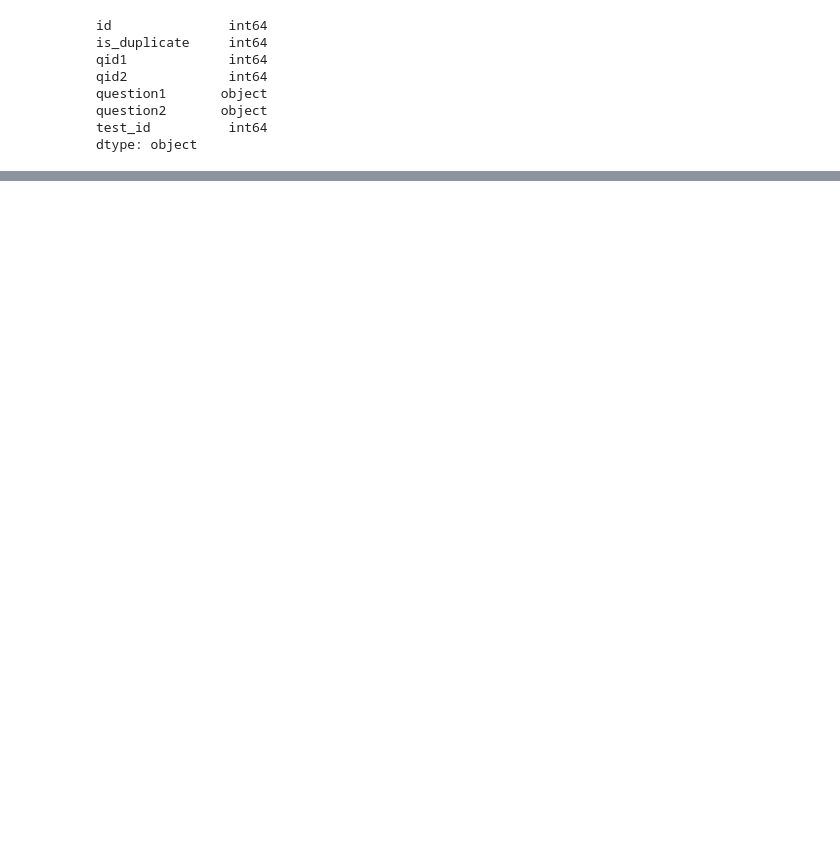
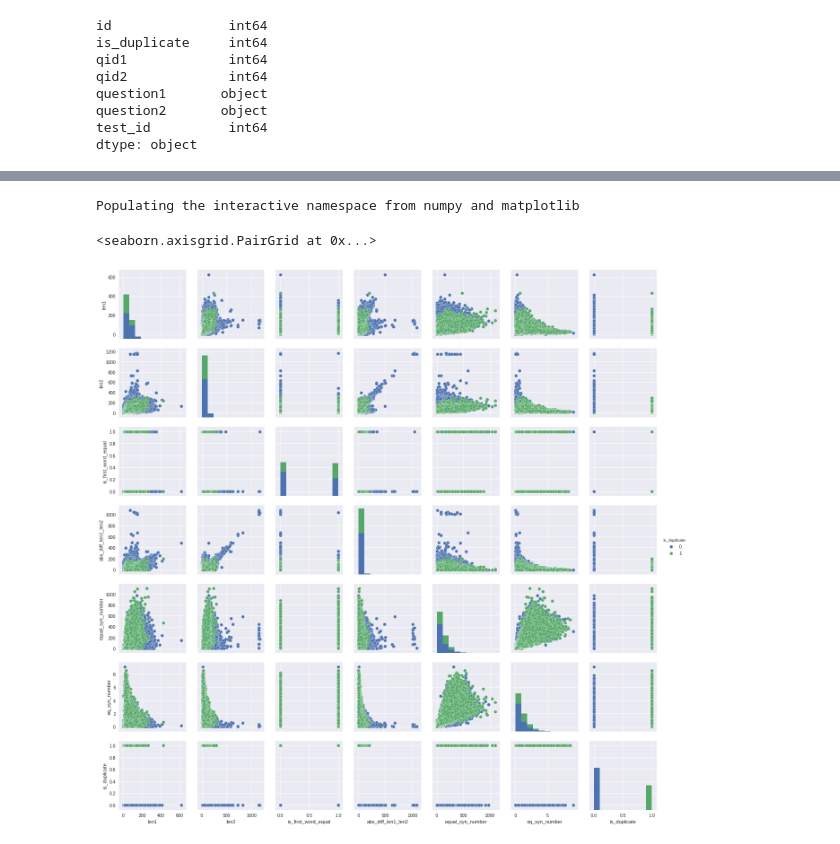
Before and after one commit to Aragret/quora_question_pairs, a Jupyter notebook: i_tried.ipynb, the cells around one changed output, grey strips where cells are left out. Cells and saved outputs as stored; diff of their text form; code cells hidden in the pictures; blank space fills up the shorter version.

```diff
--- a/i_tried.ipynb
+++ b/i_tried.ipynb
@@ -127,0 +129,2 @@ df['unique_words_number'] = df.apply(
+# %%
+data['equal_syn_number'] = eq_num
@@ -128,3 +175,5 @@ df['unique_words_number'] = df.apply(
+# %%
+ix_train = data['is_duplicate'] != -1
+ix_test = data['is_duplicate'] == -1
 # %%
-df['unique_words_density'] = df.apply(
-    lambda r: r['unique_words_number'] / (r['len1'] + r['len2']), axis = 1)
+data['eq_syn_number'] = data.apply(lambda r: r['equal_syn_number'] / (r['len1'] + r['len2']), axis = 1)
@@ -178,4 +185,0 @@ Wall time: 15h 59min 27s
-# %%
-ix_train = df['is_duplicate'] != -1
-ix_test = df['is_duplicate'] == -1
-features = ['len1', 'len2', 'is_first_word_equal', 'abs_diff_len1_len2', 'unique_words_density', 'unique_syn']
@@ -202,0 +186,7 @@ df.head()
+# %%
+%pylab inline
+sns.pairplot(data.loc[ix_train][data.columns[7:].tolist() + ['is_duplicate']], hue="is_duplicate")
+# %% [output]
+Populating the interactive namespace from numpy and matplotlib
+<seaborn.axisgrid.PairGrid at 0x...>
+[figure, added]
```
Also changed, not shown: parts of 46 cells of this notebook.
